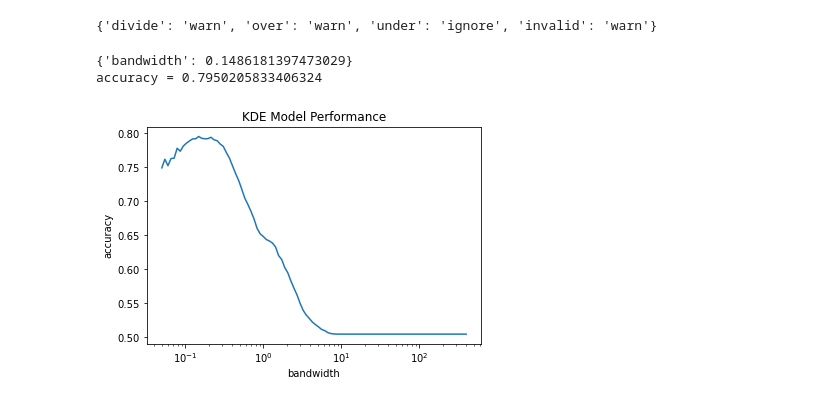
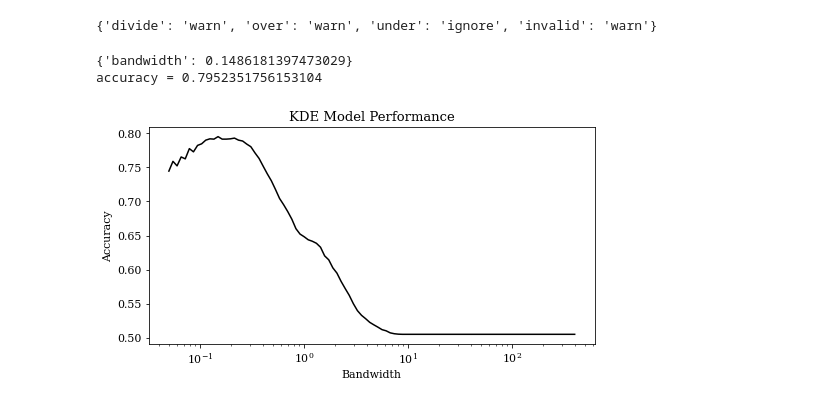
Before and after one commit to MarkdeKwaasteniet/Modeling_Limit_Order_Execution_Probability, a Jupyter notebook: Python_Code/execution_time.ipynb, the cells around one changed output. Saved outputs shown, nothing was run; the diff lists cells and outputs as text; code cells hidden in the pictures.

```diff
--- a/Python_Code/execution_time.ipynb
+++ b/Python_Code/execution_time.ipynb
@@ -158,7 +158,8 @@ def micro_price(df):
     return price
 
 def calc_imbalance(df):
-    return (df['bidsQ_0'] / df['asksQ_0'])
+    # or the other way around ?
+    return (df['asksQ_0'] / df['bidsQ_0'])
 
 
 def deep_price(df, column_P, column_Q,split_point,coins):                                                           #A function to calculate the quantity weighted average mid-point price
@@ -220,7 +221,6 @@ def additional_variables(df, df_orderbook, coins):
 # %%
 def calc_execution_time(df_trades, df_orderbook, coins, execution_sec, size_vector):
     df_check = {}
-    df_descriptive = {}
     #Handelen vanuit investors perspectief. Dus -1 = investor verkoopt tegen beste bid.
     types_dict = {"bid":-1, "ask":1}
     columns_list = ['sold_orders', 'order_subtraction', 'order_placed']
@@ -258,10 +258,8 @@ def calc_execution_time(df_trades, df_orderbook, coins, execution_sec, size_vect
 
 
         df_orders_placed = additional_variables(df_orders_placed, df_orderbook, coins).reset_index()
-        df_descriptive[c] = additional_variables(df_orders_placed, df_orderbook, coins)
         df_check[c] = df_orders_placed[df_orders_placed['order_placed'].notna()]
 
-    df_descriptive = pd.concat([df_descriptive['bid'],df_descriptive['ask']], ignore_index=True)
     df_merged = pd.concat([df_check['bid'],df_check['ask']], ignore_index=True)
     for make_size in size_vector:
         df_merged["timestamp_execution_" + str(make_size)]= pd.to_datetime(df_merged["timestamp_execution_" + str(make_size)])
@@ -269,13 +267,13 @@ def calc_execution_time(df_trades, df_orderbook, coins, execution_sec, size_vect
         df_merged.loc[(df_merged["timestamp_execution_" + str(make_size)] - df_merged['timestamp'] < datetime.timedelta(seconds=execution_sec)), "execution_" + str(make_size)] = 1
         df_merged = df_merged.drop(columns=["timestamp_execution_" + str(make_size)])
 
-    return df_merged.drop(columns=['timestamp']), df_descriptive
+    return df_merged.drop(columns=['timestamp'])
     #return df_merged
 # %%
 COINS = {'BTC':0.1}
 EXECUTION_SEC = 2
 SIZE_VECT = [0.00001,0.0001,0.001,0.01,0.1,1, "full"]
-df, df_descriptive = calc_execution_time(trades_data, orderbook_data, COINS, EXECUTION_SEC, SIZE_VECT)
+df = calc_execution_time(trades_data, orderbook_data, COINS, EXECUTION_SEC, SIZE_VECT)
 df
 # %% [output]
 |  | order_placed | order_price | order_quantity | past_taking_volume | past_making_volume | type_order | ... |
@@ -316,0 +292,2 @@ df_period_stats = pd.DataFrame(index = [0,1,2], columns = ['Sample Date','Observ
+# %%
+df["type_order"].replace({-1: 0}, inplace=True)
@@ -782,17 +968,22 @@ grid = GridSearchCV(KDEClassifier(), {'bandwidth': bandwidths})
 grid.fit(X_train, y_train)
 
 scores = [val for val in grid.cv_results_['mean_test_score']]
+# %%
+print(grid.best_params_)
+print('accuracy =', grid.best_score_)
+# %% [output]
+{'bandwidth': 0.1486181397473029}
+accuracy = 0.7952351756153104
 # %%
-plt.semilogx(bandwidths, scores)
-plt.xlabel('bandwidth')
-plt.ylabel('accuracy')
+plt.figure(figsize=(8,4))
+plt.semilogx(bandwidths, scores, color='black')
+plt.xlabel('Bandwidth')
+plt.ylabel('Accuracy')
 plt.title('KDE Model Performance')
-print(grid.best_params_)
-print('accuracy =', grid.best_score_)
+# show the plot
+plt.show()
 # %% [output]
-{'bandwidth': 0.1486181397473029}
-accuracy = 0.7950205833406324
-[figure, old version]
+[figure, new version]
 # %%
 ROC_curve(grid,y_test,X_test)
 # %% [output]
```
Also changed, not shown: parts of 44 cells of this notebook, 27 other files.
